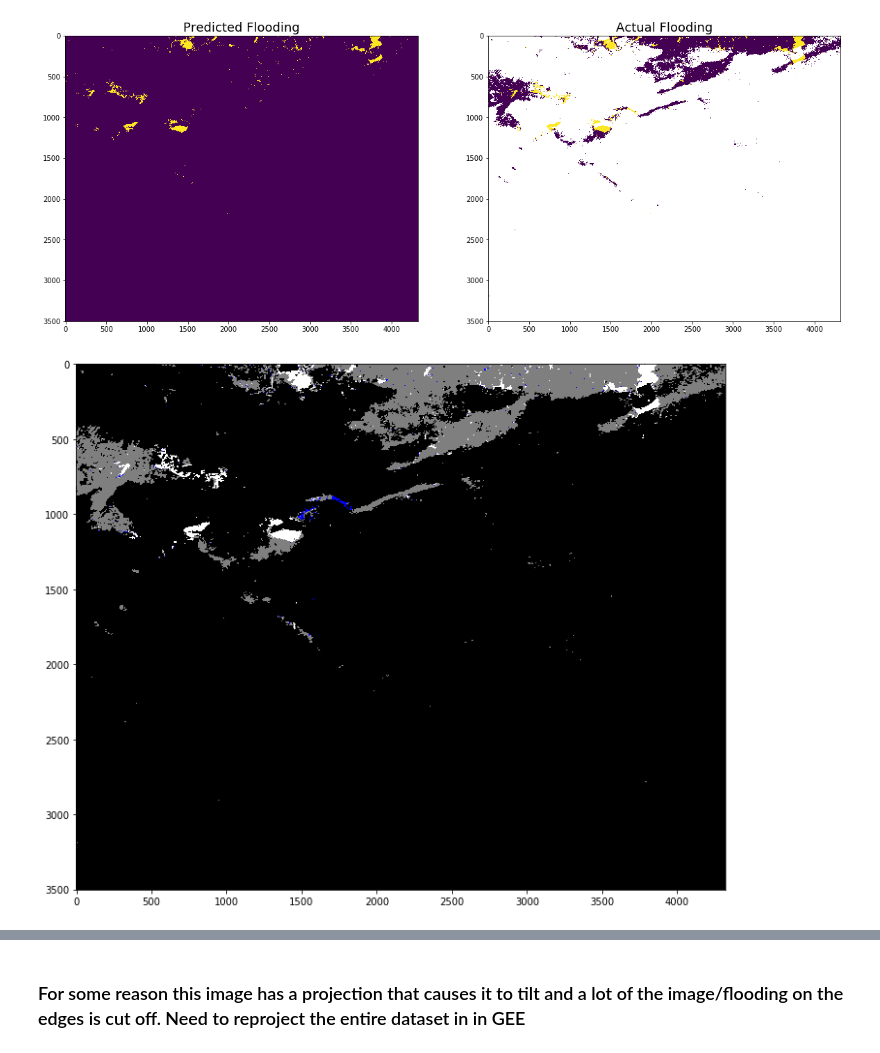
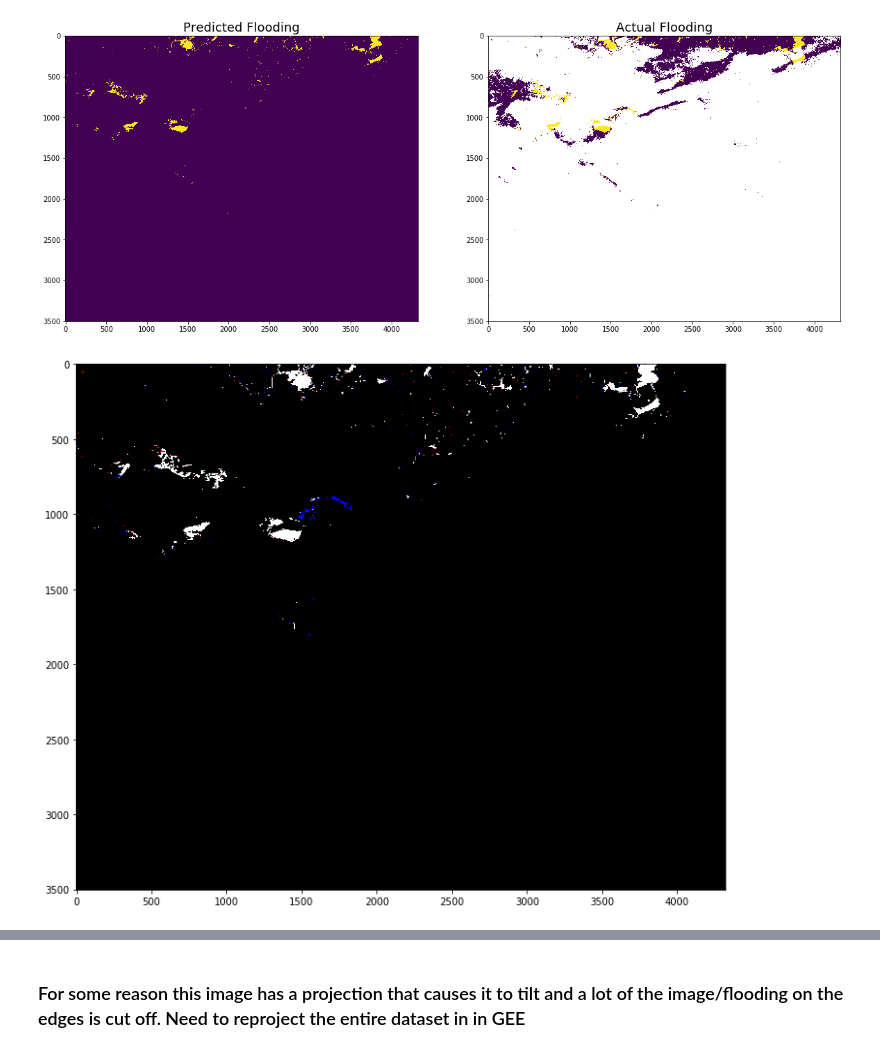
Before and after one commit to ianpdavies/cloudy_flood_prediction, a Jupyter notebook: notebooks/CNN_withSeparateCloudFiles.ipynb, the cells around one changed output, grey strips where cells are left out. Drawn from its saved outputs; the diff is of its cells as text; code cells hidden in the pictures.

Commit message:
Fixed correct/incorrect prediction image and true color image with floodmap overlay

```diff
--- a/notebooks/CNN_withSeparateCloudFiles.ipynb
+++ b/notebooks/CNN_withSeparateCloudFiles.ipynb
@@ -562,35 +565,28 @@ CNN Precision:  0.9590338802255295
 CNN accuracy:  0.9849221368080793
 [figure]
 # %%
-# pred_image = y_pred.reshape(shape)
-# red = np.where(data[:,:,8], pred_image, 0.5)
-# blue = np.where(data[:,:,8], data[:,:,8], 0.5)
-# green = np.minimum(red, blue)
-
-# comparison_image = np.dstack((red, green, blue))
-# pyplot.figure(figsize = (12,12))
-# pyplot.imshow(comparison_image)
-# pyplot.show()
-
 # Reshape predicted values back into image band
 with rasterio.open(path_clouds + '/stack/stack.tif', 'r') as ds:
         shape = ds.read(2).shape # Shape of full original image
         arr_empty = np.zeros(shape) # Create empty array with this shape
 
 output_image = arr_empty
 rows, cols = zip(data_ind)
 output_image[rows, cols] = y_pred
 
 # Create bands showing errors of omission (blue) and commission (red)
-red = np.where(data[:,:,14], output_image, 0.5)
-blue = np.where(data[:,:,14], data[:,:,14], 0.5)
+ones = np.ones(shape=output_image.shape) # This is an array of ones to compare the actual/predicted values to
+red = np.where(ones, output_image, 0.5)
+blue = np.where(ones, data[:,:,14], 0.5)
 green = np.minimum(red, blue)
+
+from matplotlib import colors
 
 comparison_image = np.dstack((red, green, blue))
 plt.figure(figsize = (12,12))
 plt.imshow(comparison_image)
 plt.show()
 # %% [output]
-[figure, old version]
+[figure, new version]
 # %%
 # Zooming in on area of omission
```
Also changed, not shown: parts of 6 cells of this notebook.
